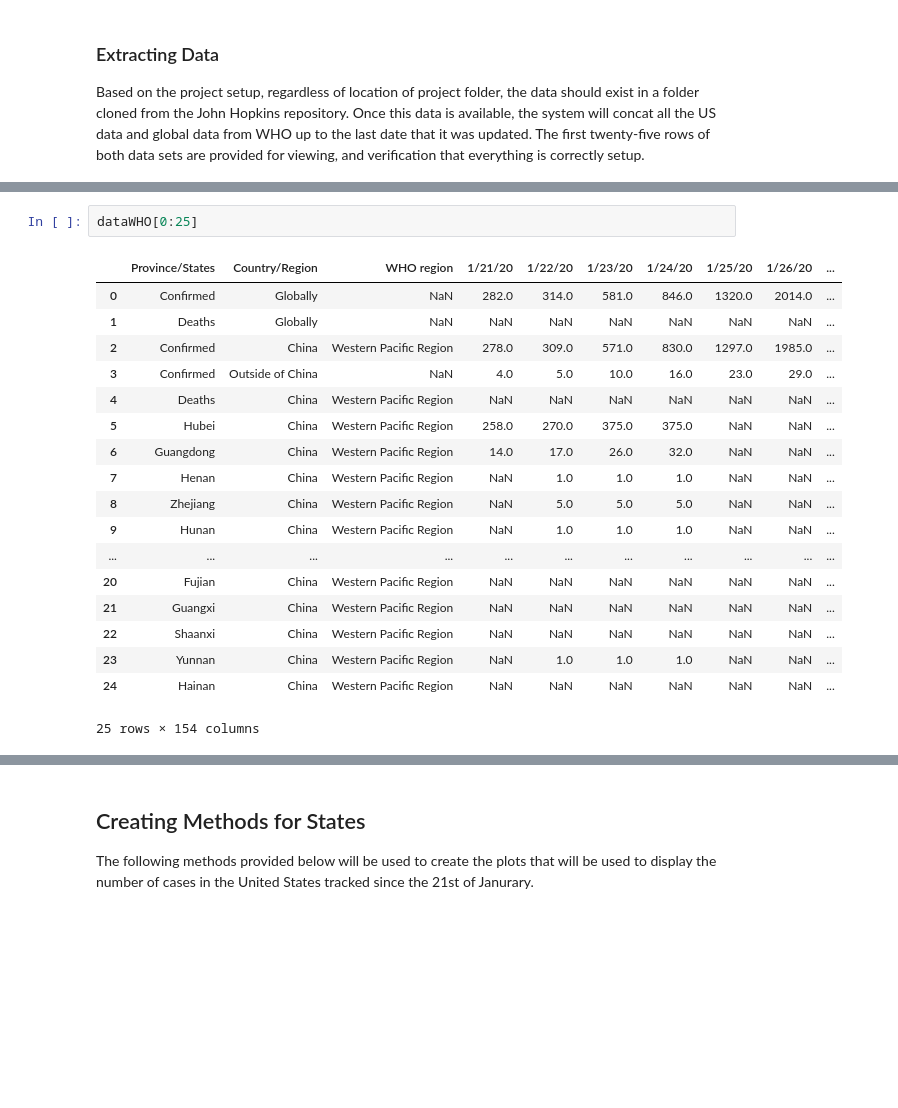
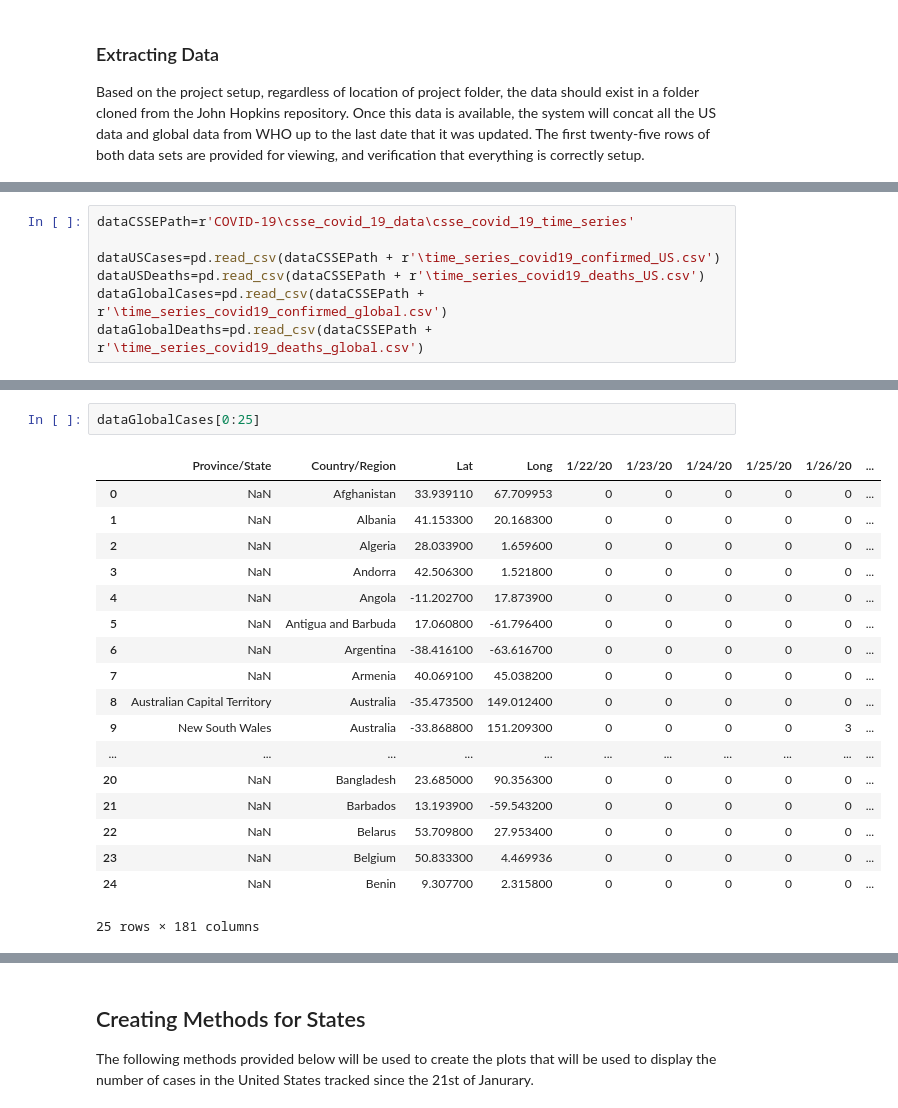
Before and after one commit to kleiaLaRoe/projects, a Jupyter notebook: python/patternRecognition/COVID19/COVID19Data.ipynb, the cells around one changed output, grey strips where cells are left out. Drawn from its saved outputs; the diff is of its cells as text; blank space fills up the shorter version.

```diff
--- a/python/patternRecognition/COVID19/COVID19Data.ipynb
+++ b/python/patternRecognition/COVID19/COVID19Data.ipynb
@@ -39,3 +29,10 @@ dataWHO = pd.read_csv(os.path.join(curr_folder, dataWHOPath))
+# %%
+dataCSSEPath=r'COVID-19\csse_covid_19_data\csse_covid_19_time_series'
+
+dataUSCases=pd.read_csv(dataCSSEPath + r'\time_series_covid19_confirmed_US.csv')
+dataUSDeaths=pd.read_csv(dataCSSEPath + r'\time_series_covid19_deaths_US.csv')
+dataGlobalCases=pd.read_csv(dataCSSEPath + r'\time_series_covid19_confirmed_global.csv')
+dataGlobalDeaths=pd.read_csv(dataCSSEPath + r'\time_series_covid19_deaths_global.csv')
 # %%
 dataUSCases[0:25]
 # %% [output]
@@ -81,21 +78,21 @@ dataUSDeaths[0:25]
 # %%
-dataWHO[0:25]
+dataGlobalCases[0:25]
 # %% [output]
-|  | Province/States | Country/Region | WHO region | 1/21/20 | 1/22/20 | 1/23/20 | 1/24/20 | 1/25/20 | 1/26/20 | ... |
-| 0 | Confirmed | Globally | NaN | 282.0 | 314.0 | 581.0 | 846.0 | 1320.0 | 2014.0 | ... |
-| 1 | Deaths | Globally | NaN | NaN | NaN | NaN | NaN | NaN | NaN | ... |
-| 2 | Confirmed | China | Western Pacific Region | 278.0 | 309.0 | 571.0 | 830.0 | 1297.0 | 1985.0 | ... |
-| 3 | Confirmed | Outside of China | NaN | 4.0 | 5.0 | 10.0 | 16.0 | 23.0 | 29.0 | ... |
-| 4 | Deaths | China | Western Pacific Region | NaN | NaN | NaN | NaN | NaN | NaN | ... |
-| 5 | Hubei | China | Western Pacific Region | 258.0 | 270.0 | 375.0 | 375.0 | NaN | NaN | ... |
-| 6 | Guangdong | China | Western Pacific Region | 14.0 | 17.0 | 26.0 | 32.0 | NaN | NaN | ... |
-| 7 | Henan | China | Western Pacific Region | NaN | 1.0 | 1.0 | 1.0 | NaN | NaN | ... |
-| 8 | Zhejiang | China | Western Pacific Region | NaN | 5.0 | 5.0 | 5.0 | NaN | NaN | ... |
-| 9 | Hunan | China | Western Pacific Region | NaN | 1.0 | 1.0 | 1.0 | NaN | NaN | ... |
+|  | Province/State | Country/Region | Lat | Long | 1/22/20 | 1/23/20 | 1/24/20 | 1/25/20 | 1/26/20 | ... |
+| 0 | NaN | Afghanistan | 33.939110 | 67.709953 | 0 | 0 | 0 | 0 | 0 | ... |
+| 1 | NaN | Albania | 41.153300 | 20.168300 | 0 | 0 | 0 | 0 | 0 | ... |
+| 2 | NaN | Algeria | 28.033900 | 1.659600 | 0 | 0 | 0 | 0 | 0 | ... |
+| 3 | NaN | Andorra | 42.506300 | 1.521800 | 0 | 0 | 0 | 0 | 0 | ... |
+| 4 | NaN | Angola | -11.202700 | 17.873900 | 0 | 0 | 0 | 0 | 0 | ... |
+| 5 | NaN | Antigua and Barbuda | 17.060800 | -61.796400 | 0 | 0 | 0 | 0 | 0 | ... |
+| 6 | NaN | Argentina | -38.416100 | -63.616700 | 0 | 0 | 0 | 0 | 0 | ... |
+| 7 | NaN | Armenia | 40.069100 | 45.038200 | 0 | 0 | 0 | 0 | 0 | ... |
+| 8 | Australian Capital Territory | Australia | -35.473500 | 149.012400 | 0 | 0 | 0 | 0 | 0 | ... |
+| 9 | New South Wales | Australia | -33.868800 | 151.209300 | 0 | 0 | 0 | 0 | 3 | ... |
 | ... | ... | ... | ... | ... | ... | ... | ... | ... | ... | ... |
-| 20 | Fujian | China | Western Pacific Region | NaN | NaN | NaN | NaN | NaN | NaN | ... |
-| 21 | Guangxi | China | Western Pacific Region | NaN | NaN | NaN | NaN | NaN | NaN | ... |
-| 22 | Shaanxi | China | Western Pacific Region | NaN | NaN | NaN | NaN | NaN | NaN | ... |
-| 23 | Yunnan | China | Western Pacific Region | NaN | 1.0 | 1.0 | 1.0 | NaN | NaN | ... |
-| 24 | Hainan | China | Western Pacific Region | NaN | NaN | NaN | NaN | NaN | NaN | ... |
+| 20 | NaN | Bangladesh | 23.685000 | 90.356300 | 0 | 0 | 0 | 0 | 0 | ... |
+| 21 | NaN | Barbados | 13.193900 | -59.543200 | 0 | 0 | 0 | 0 | 0 | ... |
+| 22 | NaN | Belarus | 53.709800 | 27.953400 | 0 | 0 | 0 | 0 | 0 | ... |
+| 23 | NaN | Belgium | 50.833300 | 4.469936 | 0 | 0 | 0 | 0 | 0 | ... |
+| 24 | NaN | Benin | 9.307700 | 2.315800 | 0 | 0 | 0 | 0 | 0 | ... |
-25 rows × 154 columns
+25 rows × 181 columns
```
Also changed, not shown: parts of 13 cells of this notebook.
